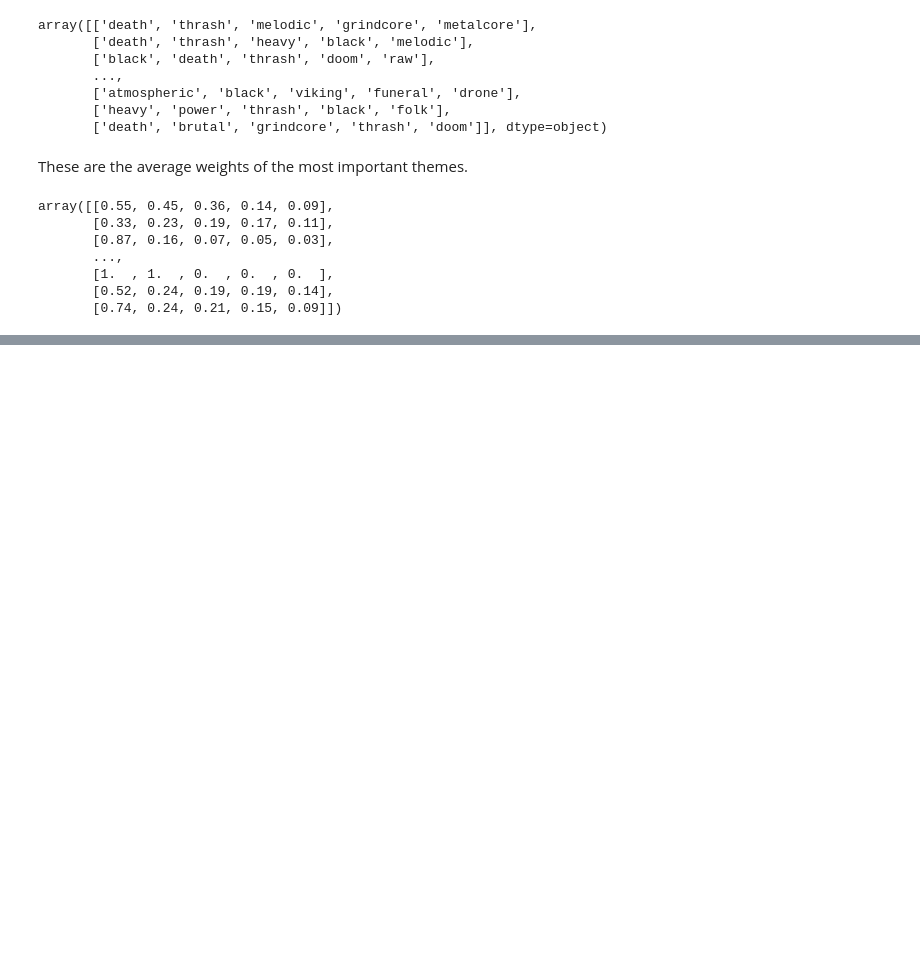
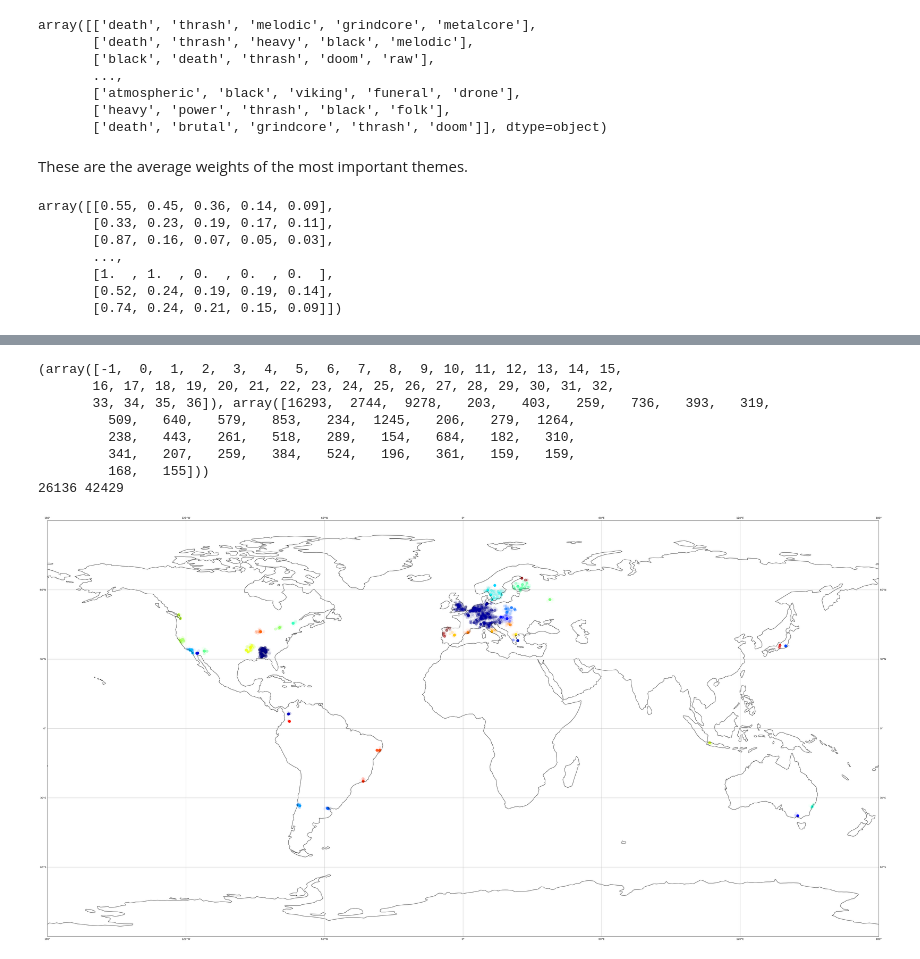
Before and after one commit to theta-lin/stats_102_final, a Jupyter notebook: bands_clustering.ipynb, the cells around one changed output, grey strips where cells are left out. Cells and saved outputs as stored; diff of their text form; code cells hidden in the pictures; blank space fills up the shorter version.

```diff
--- a/bands_clustering.ipynb
+++ b/bands_clustering.ipynb
@@ -357,0 +341,3 @@ bands_st
+# %%
+bands_st = pd.read_csv('data/ma_bands_st.csv', index_col=0)
+bands_st
@@ -357,0 +359,32 @@ bands_st
+# %%
+from sklearn.cluster import DBSCAN
+import cartopy.crs as ccrs
+import cartopy.feature as cf
+
+date_group = bands_st[bands_st['date'].astype(int) // 10 == 200]
+loc_rad = date_group[['lat', 'lon']].apply(np.radians)
+dbscan = DBSCAN(eps=0.015, min_samples=150, metric='haversine')
+dbscan.fit(loc_rad)
+print(np.unique(dbscan.labels_, return_counts=True))
+print(date_group[dbscan.labels_ >= 0].shape[0], date_group.shape[0])
+
+fig = plt.figure(figsize=(60, 30))
+proj = ccrs.PlateCarree()
+ax = plt.axes(projection=proj)
+
+ax.scatter(date_group[dbscan.labels_ >= 0]['lon'], date_group[dbscan.labels_ >= 0]['lat'], marker='o', s=100,
+           c=dbscan.labels_[dbscan.labels_ >= 0], alpha=1 / (0.5 * 150), cmap='jet',
+           transform=proj)
+ax.coastlines()
+ax.set_extent([-180, 180, -90, 90])
+ax.gridlines(draw_labels=True);
+# %% [output]
+(array([-1,  0,  1,  2,  3,  4,  5,  6,  7,  8,  9, 10, 11, 12, 13, 14, 15,
+       16, 17, 18, 19, 20, 21, 22, 23, 24, 25, 26, 27, 28, 29, 30, 31, 32,
+       33, 34, 35, 36]), array([16293,  2744,  9278,   203,   403,   259,   736,   393,   319,
+         509,   640,   579,   853,   234,  1245,   206,   279,  1264,
+         238,   443,   261,   518,   289,   154,   684,   182,   310,
+         341,   207,   259,   384,   524,   196,   361,   159,   159,
+         168,   155]))
+26136 42429
+[figure, added]
```
Also changed, not shown: parts of 4 cells of this notebook, 1 other file.
